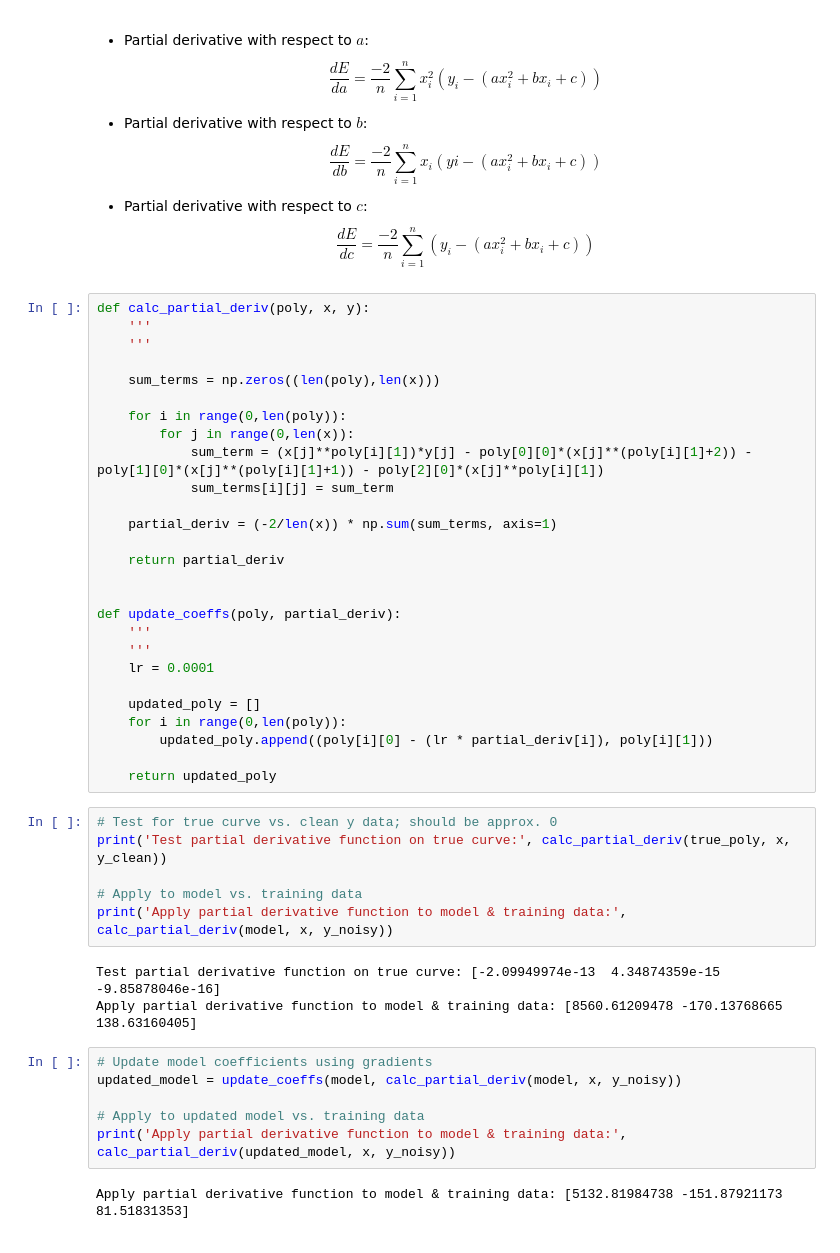
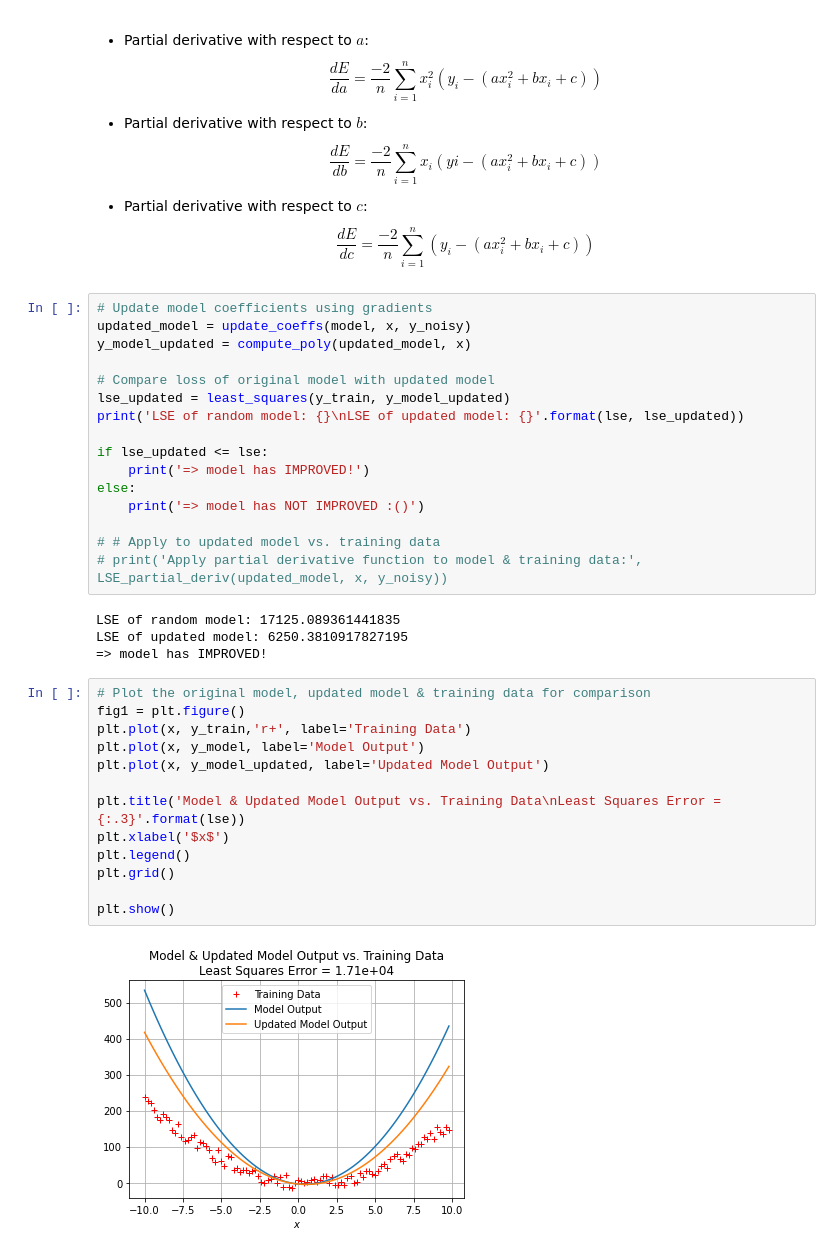
Before and after one commit to yrsci/Level8AI-CE4031-Etivity1, a Jupyter notebook: Etivity1_Regression_21208298.ipynb, the cells around one changed output. Drawn from its saved outputs; the diff is of its cells as text.

Commit message:
Completed Task 3. Added docstrings to functions & more comments throughout.

```diff
--- a/Etivity1_Regression_21208298.ipynb
+++ b/Etivity1_Regression_21208298.ipynb
@@ -332,47 +413,38 @@ $$\frac{dE}{db}=\frac{-2}{n}\sum\limits_{i=1}^{n}{x_i(yi-(ax_i^2+bx_i+c))}$$
 
 - Partial derivative with respect to $c$:
 $$\frac{dE}{dc}=\frac{-2}{n}\sum\limits_{i=1}^{n}{(y_i-(ax_i^2+bx_i+c))}$$
-# %%
-def calc_partial_deriv(poly, x, y):
-    '''
-    '''
-
-    sum_terms = np.zeros((len(poly),len(x)))
-
-    for i in range(0,len(poly)):
-        for j in range(0,len(x)):
-            sum_term = (x[j]**poly[i][1])*y[j] - poly[0][0]*(x[j]**(poly[i][1]+2)) - poly[1][0]*(x[j]**(poly[i][1]+1)) - poly[2][0]*(x[j]**poly[i][1])
-            sum_terms[i][j] = sum_term
-
-    partial_deriv = (-2/len(x)) * np.sum(sum_terms, axis=1)
-
-    return partial_deriv
-
-
-def update_coeffs(poly, partial_deriv):
-    '''
-    '''
-    lr = 0.0001
-
-    updated_poly = []
-    for i in range(0,len(poly)):
-        updated_poly.append((poly[i][0] - (lr * partial_deriv[i]), poly[i][1]))
-
-    return updated_poly
-# %%
-# Test for true curve vs. clean y data; should be approx. 0
-print('Test partial derivative function on true curve:', calc_partial_deriv(true_poly, x, y_clean))
-
-# Apply to model vs. training data
-print('Apply partial derivative function to model & training data:', calc_partial_deriv(model, x, y_noisy))
-# %% [output]
-Test partial derivative function on true curve: [-2.09949974e-13  4.34874359e-15 -9.85878046e-16]
-Apply partial derivative function to model & training data: [8560.61209478 -170.13768665  138.63160405]
 # %%
 # Update model coefficients using gradients
-updated_model = update_coeffs(model, calc_partial_deriv(model, x, y_noisy))
+updated_model = update_coeffs(model, x, y_noisy)
+y_model_updated = compute_poly(updated_model, x)
 
-# Apply to updated model vs. training data
-print('Apply partial derivative function to model & training data:', calc_partial_deriv(updated_model, x, y_noisy))
+# Compare loss of original model with updated model
+lse_updated = least_squares(y_train, y_model_updated)
+print('LSE of random model: {}\nLSE of updated model: {}'.format(lse, lse_updated))
+
+if lse_updated <= lse:
+    print('=> model has IMPROVED!')
+else:
+    print('=> model has NOT IMPROVED :()')
+
+# # Apply to updated model vs. training data
+# print('Apply partial derivative function to model & training data:', LSE_partial_deriv(updated_model, x, y_noisy))
 # %% [output]
-Apply partial derivative function to model & training data: [5132.81984738 -151.87921173   81.51831353]
+LSE of random model: 17125.089361441835
+LSE of updated model: 6250.3810917827195
+=> model has IMPROVED!
+# %%
+# Plot the original model, updated model & training data for comparison
+fig1 = plt.figure()
+plt.plot(x, y_train,'r+', label='Training Data')
+plt.plot(x, y_model, label='Model Output')
+plt.plot(x, y_model_updated, label='Updated Model Output')
+
+plt.title('Model & Updated Model Output vs. Training Data\nLeast Squares Error = {:.3}'.format(lse))
+plt.xlabel('$x$')
+plt.legend()
+plt.grid()
+
+plt.show()
+# %% [output]
+[figure, added]
```
Also changed, not shown: parts of 9 cells of this notebook.
